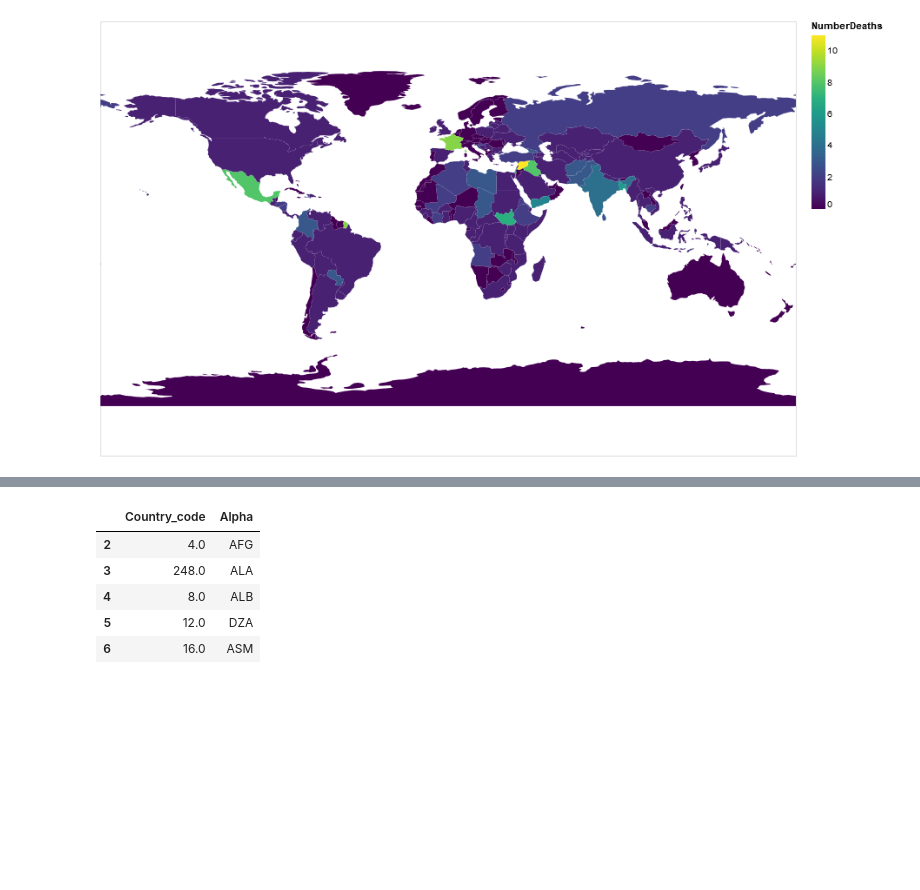
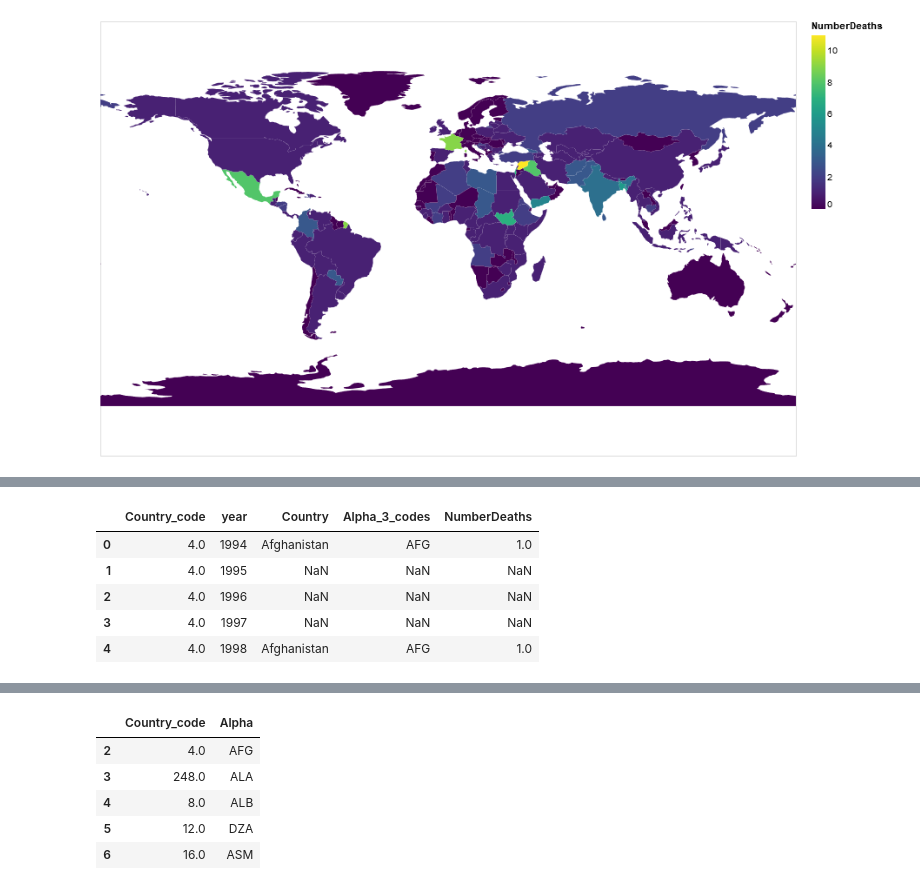
Before and after one commit to seashiva94/data_viz_project, a Jupyter notebook: mapColor.ipynb, the cells around one changed output, grey strips where cells are left out. Saved outputs shown, nothing was run; the diff lists cells and outputs as text; code cells hidden in the pictures; blank space fills up the shorter version.

```diff
--- a/mapColor.ipynb
+++ b/mapColor.ipynb
@@ -112,0 +103,6 @@ def get_data(year):
+# %%
+years = np.arange(1994,2010,1)
+# %%
+#years = pd.unique(counts_all.year)
+years = pd.DataFrame(years)
+years.columns = ['year']
@@ -112,0 +122,9 @@ def get_data(year):
+# %%
+counts_all2.head()
+# %% [output]
+|  | Country_code | year | Country | Alpha_3_codes | NumberDeaths |
+| 0 | 4.0 | 1994 | Afghanistan | AFG | 1.0 |
+| 1 | 4.0 | 1995 | NaN | NaN | NaN |
+| 2 | 4.0 | 1996 | NaN | NaN | NaN |
+| 3 | 4.0 | 1997 | NaN | NaN | NaN |
+| 4 | 4.0 | 1998 | Afghanistan | AFG | 1.0 |
```
Also changed, not shown: parts of 15 cells of this notebook.
